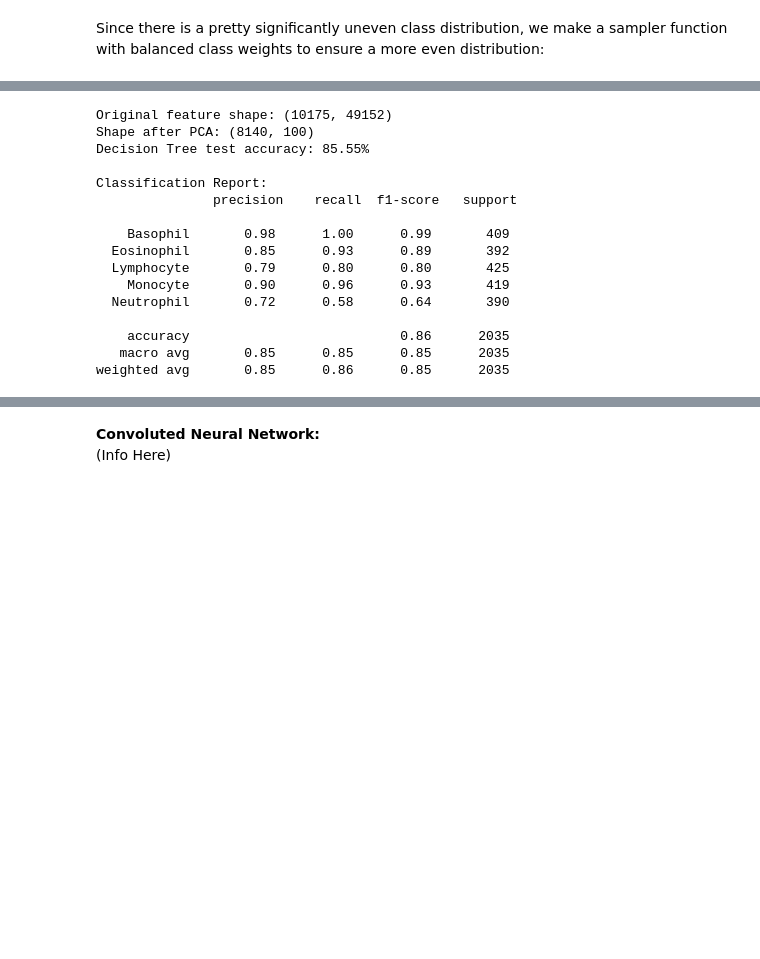
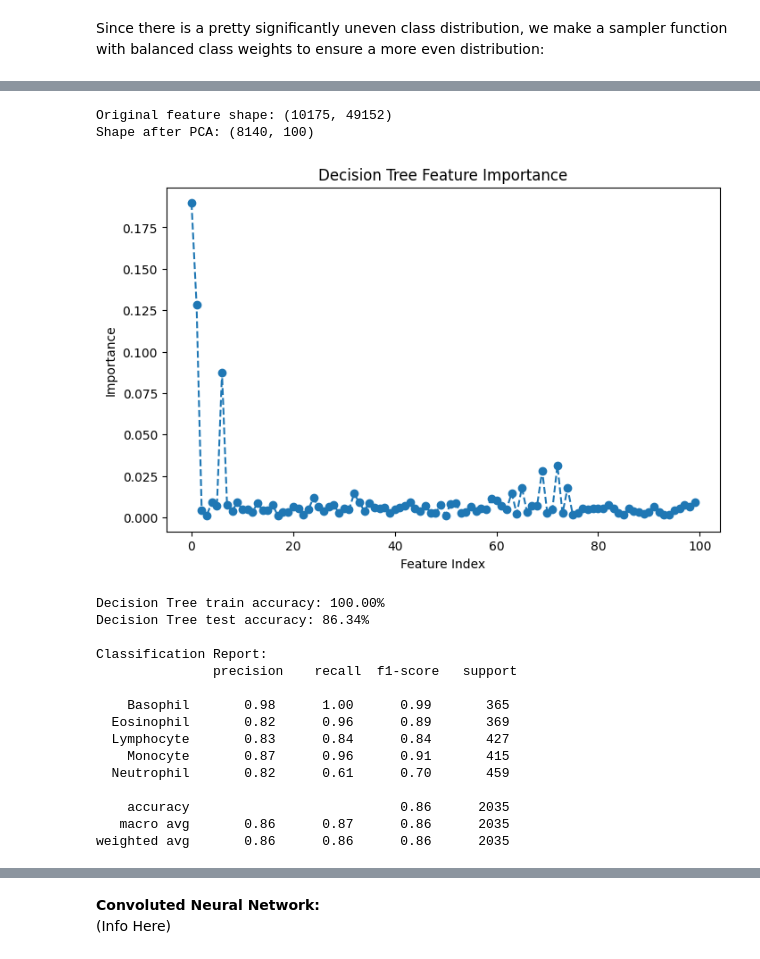
Before and after one commit to Justen762/345-Project, a Jupyter notebook: 345_project.ipynb, the cells around one changed output, grey strips where cells are left out. Drawn from its saved outputs; the diff is of its cells as text; code cells hidden in the pictures; blank space fills up the shorter version.

Commit message:
updating decision tree

```diff
--- a/345_project.ipynb
+++ b/345_project.ipynb
@@ -104,8 +104,8 @@ transform = transforms.Compose([
 ])
 raw_train_dataset.transform = transform
 
-balanced_sampler = make_balanced_sampler(raw_train_dataset)
-balanced_indices = list(balanced_sampler)  # Get the indices from the sampler
+balanced_sampler = make_balanced_sampler(raw_train_dataset) #use the balanced_sample function from above
+balanced_indices = list(balanced_sampler)  #get the indices from the sampler
 balanced_train_dataset = Subset(raw_train_dataset, balanced_indices)
 
 
@@ -119,53 +119,72 @@ def get_features_labels(dataset):
         features.append(image.view(-1).numpy())
         labels.append(label)
     return np.array(features), np.array(labels)
+
+
+
 
 X, y = get_features_labels(balanced_train_dataset)
 print("Original feature shape:", X.shape)
 
 #split data into training and test sets (80%-20%)
 X_train, X_test, y_train, y_test = train_test_split(X, y, test_size=0.2, random_state=42)
 
 
 
 
 #Apply PCA to reduce dimensions:
 pca = PCA(n_components=100, random_state=42)
 X_train = pca.fit_transform(X_train)
 X_test = pca.transform(X_test)
 print("Shape after PCA:", X_train.shape)
 
 
 
 
 #htrain dataset on the Decision Tree classifier:
 dt = DecisionTreeClassifier(random_state=42, class_weight="balanced")
 dt.fit(X_train, y_train)
 
-#predict on the test set:
-y_pred = dt.predict(X_test)
+#predict on both sets:
+y_train_pred = dt.predict(X_train)
+y_test_pred = dt.predict(X_test)
+
+
+#evaluate accuracy on both sets:
+train_accuracy = accuracy_score(y_train, y_train_pred)
+test_accuracy = accuracy_score(y_test, y_test_pred)
+
+
+#graph feature importance
+importances = dt.feature_importances_
+plt.figure(figsize=(8, 5))
+plt.plot(importances, marker="o", linestyle="dashed")
+plt.xlabel("Feature Index")
+plt.ylabel("Importance")
+plt.title("Decision Tree Feature Importance")
+plt.show()
 
 
 
-
-#evaluate accuracy on the test set:
-accuracy = accuracy_score(y_test, y_pred)
-print("Decision Tree test accuracy: {:.2f}%".format(accuracy*100))
-print("\nClassification Report:\n", classification_report(y_test, y_pred, target_names=raw_train_dataset.classes))
+print("Decision Tree train accuracy: {:.2f}%".format(train_accuracy*100))
+print("Decision Tree test accuracy: {:.2f}%".format(test_accuracy*100))
+print("\nClassification Report:\n", classification_report(y_test, y_test_pred, target_names=raw_train_dataset.classes))
 # %% [output]
 Original feature shape: (10175, 49152)
 Shape after PCA: (8140, 100)
-Decision Tree test accuracy: 85.55%
-
-Classification Report:
-               precision    recall  f1-score   support
-
-    Basophil       0.98      1.00      0.99       409
-  Eosinophil       0.85      0.93      0.89       392
-  Lymphocyte       0.79      0.80      0.80       425
-    Monocyte       0.90      0.96      0.93       419
-  Neutrophil       0.72      0.58      0.64       390
-
-    accuracy                           0.86      2035
-   macro avg       0.85      0.85      0.85      2035
-weighted avg       0.85      0.86      0.85      2035
+[figure, added]
+Decision Tree train accuracy: 100.00%
+Decision Tree test accuracy: 86.34%
+
+Classification Report:
+               precision    recall  f1-score   support
+
+    Basophil       0.98      1.00      0.99       365
+  Eosinophil       0.82      0.96      0.89       369
+  Lymphocyte       0.83      0.84      0.84       427
+    Monocyte       0.87      0.96      0.91       415
+  Neutrophil       0.82      0.61      0.70       459
+
+    accuracy                           0.86      2035
+   macro avg       0.86      0.87      0.86      2035
+weighted avg       0.86      0.86      0.86      2035
```
Also changed, not shown: parts of 3 cells of this notebook.
